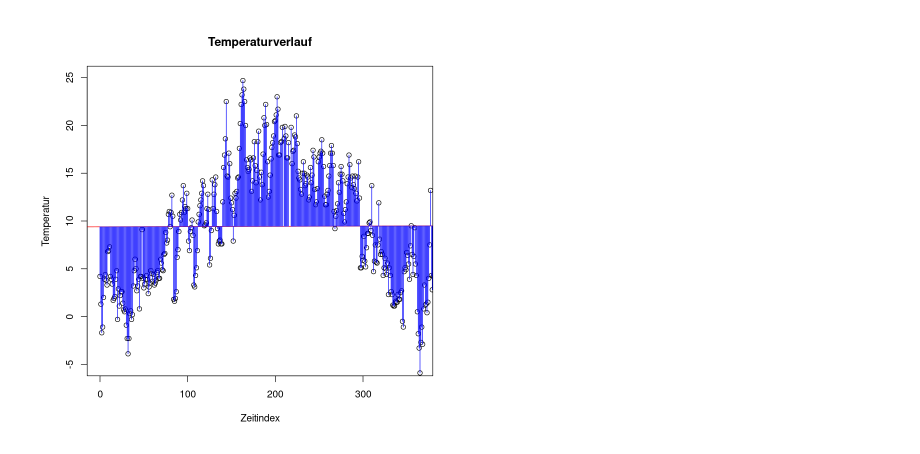
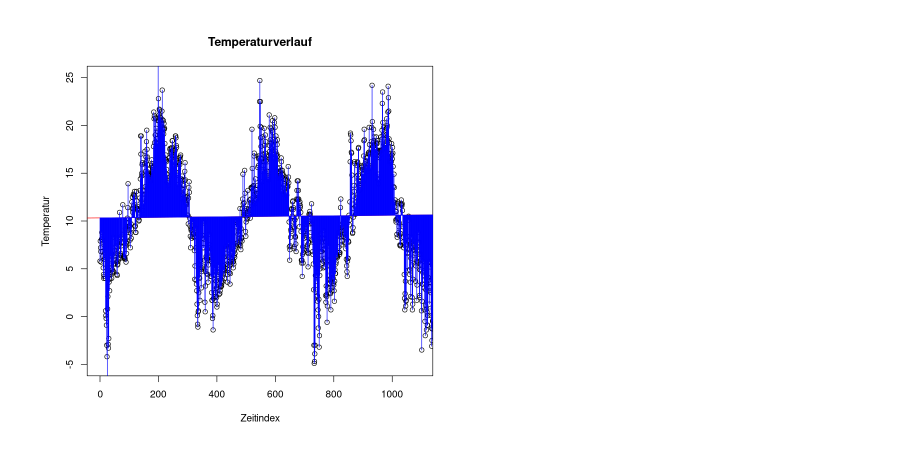
Before and after one commit to micael92/wetter_analyse, a Jupyter notebook: 09_daten_lineare_regression.ipynb, the cells around one changed output. Saved outputs shown, nothing was run; the diff lists cells and outputs as text; code cells hidden in the pictures.

```diff
--- a/09_daten_lineare_regression.ipynb
+++ b/09_daten_lineare_regression.ipynb
@@ -1,15 +1,18 @@
 # %%
 # Daten einlesen
-
 wetterdaten <- readRDS("datasets/rds/wetterdaten.rds")
 
+
+# Ort für die Analyse festlegen
+norderney <- wetterdaten[[6]]
+
 # Zeitindex als unabhängige Variable hinzufügen, weil Datum als unabhängige Variable nicht funktioniert, weil es nicht numerisch ist
-wetterdaten[[1]]$Zeitindex <- as.numeric(wetterdaten[[1]]$MESS_DATUM - min(wetterdaten[[1]]$MESS_DATUM))
+norderney$Zeitindex <- as.numeric(norderney$MESS_DATUM - min(norderney$MESS_DATUM))
 
-# Unnötige Spalten entfernen, damit cor() auf dataframe angewendet werden kann
-wetterdaten[[1]]$MESS_DATUM <- NULL
-wetterdaten[[1]]$STATIONS_ID <- NULL
-head(wetterdaten[[1]])
+# Unnötige Spalten entfernen
+norderney$MESS_DATUM <- NULL
+norderney$STATIONS_ID <- NULL
+head(norderney)
 # %% [output]
 A data.frame: 6 × 4
 |  | RSK | SDK | TMK | Zeitindex |
@@ -23,6 +26,6 @@ A data.frame: 6 × 4
 # %%
 # Lineare Regression
-modell_tmk <- lm(TMK ~ Zeitindex, data = wetterdaten[[1]])
+modell_tmk <- lm(TMK ~ Zeitindex, data = norderney)
 
 # Modellzusammenfassung anzeigen
 summary(modell_tmk)
@@ -119,18 +96,18 @@ A data.frame: 3 × 5
 # %%
 # Skript S.111 - Die von R berechnete Ausgleichsgerade
 plot(
-    wetterdaten[[1]]$Zeitindex,
-    wetterdaten[[1]]$TMK,
+    norderney$Zeitindex,
+    norderney$TMK,
     type="p",
     xlab="Zeitindex", ylab="Temperatur",
     main="Temperaturverlauf",
-    xlim = c(0,365),
+    xlim = c(0,1095),
     ylim = c(-5, 25)
 )
 abline(modell_tmk, col="red")
-segments(wetterdaten[[1]]$Zeitindex, fitted(modell_tmk), wetterdaten[[1]]$Zeitindex, wetterdaten[[1]]$TMK, col="blue")
+segments(norderney$Zeitindex, fitted(modell_tmk), norderney$Zeitindex, norderney$TMK, col="blue")
 # %% [output]
-[figure, old version]
+[figure, new version]
 # %%
 plot(modell_tmk)
 # %% [output]
```
Also changed, not shown: parts of 11 cells of this notebook, 8 other files.
